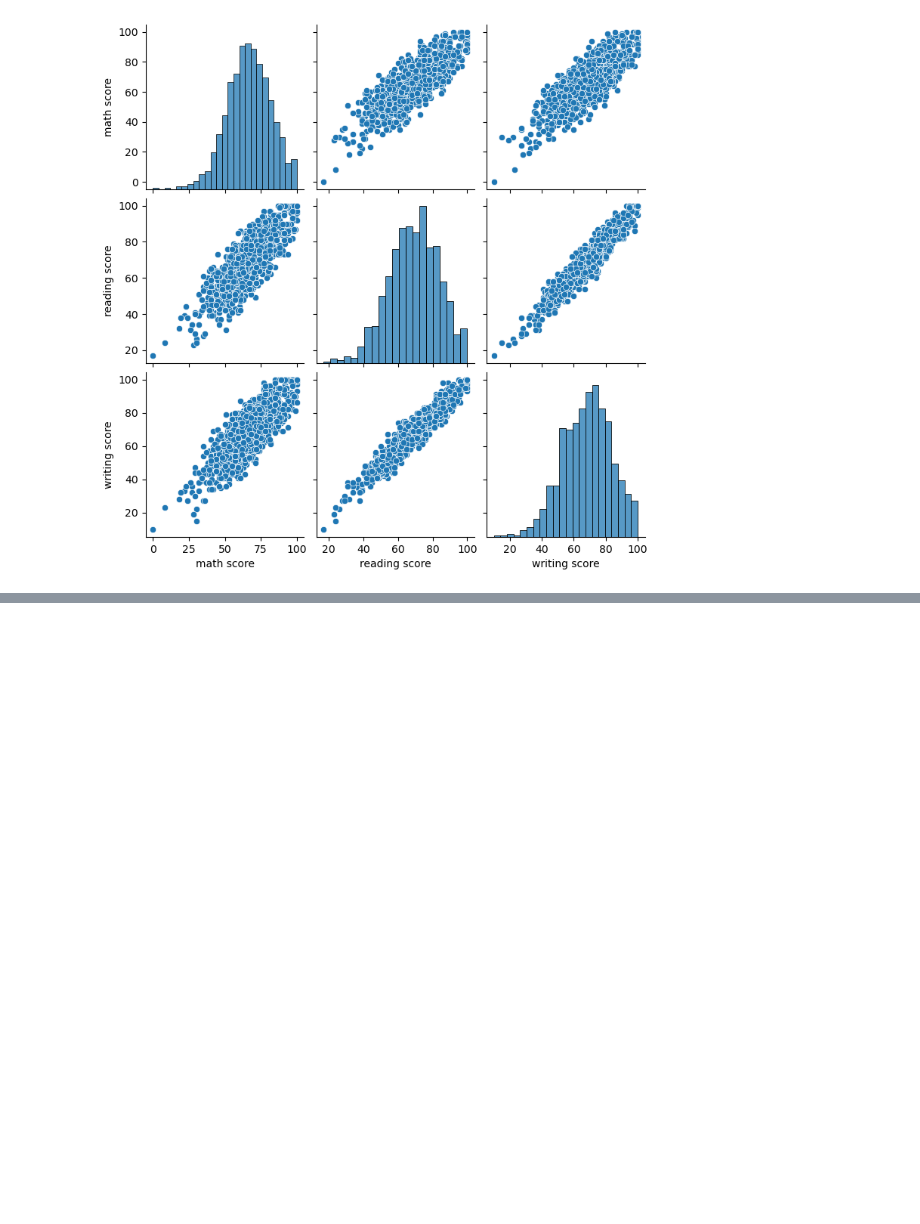
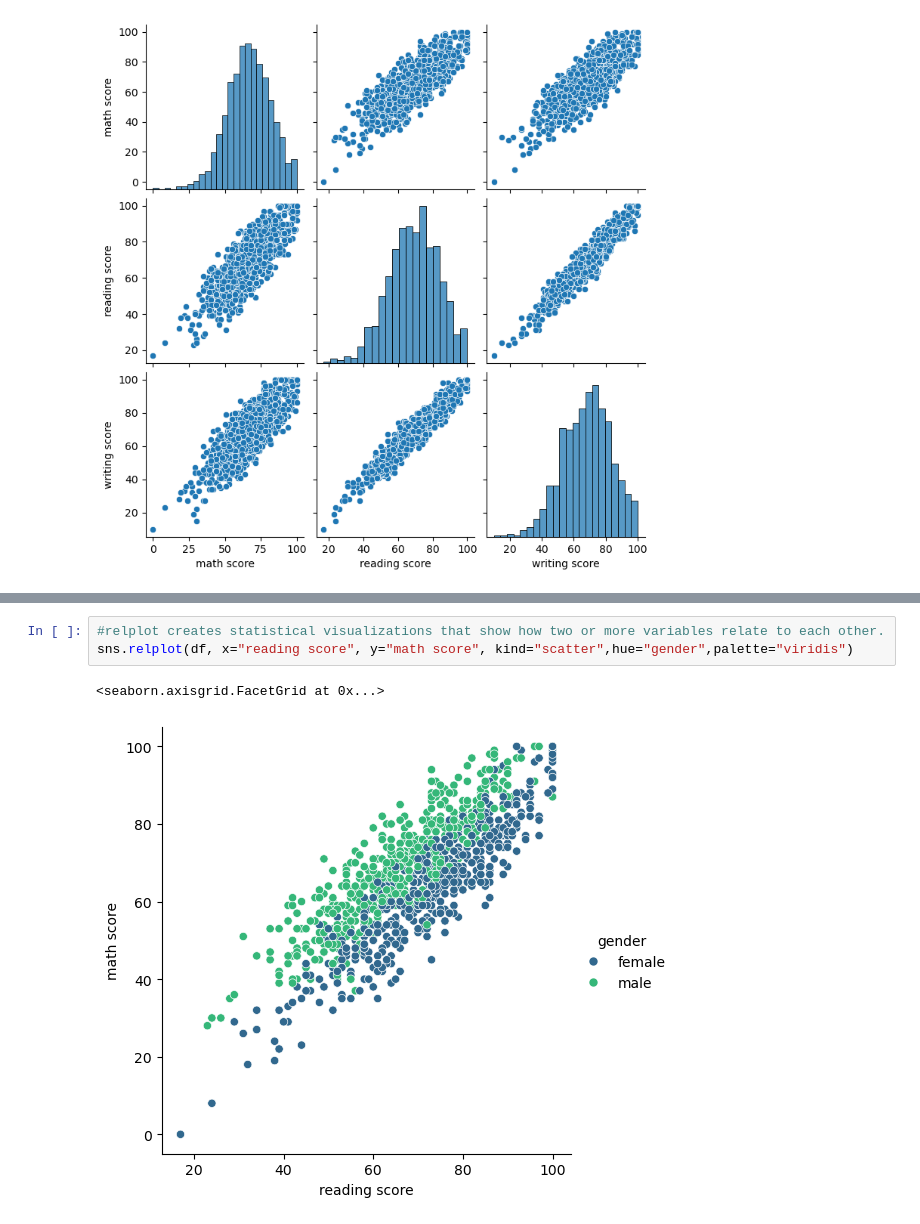
Before and after one commit to priscillanzula/Exploratory-Analysis-EDA-, a Jupyter notebook: EDA.ipynb, the cells around one changed output, grey strips where cells are left out. Saved outputs shown, nothing was run; the diff lists cells and outputs as text; blank space fills up the shorter version.

```diff
--- a/EDA.ipynb
+++ b/EDA.ipynb
@@ -327,0 +351,6 @@ sns.pairplot(df)
+# %%
+#relplot creates statistical visualizations that show how two or more variables relate to each other.
+sns.relplot(df, x="reading score", y="math score", kind="scatter",hue="gender",palette="viridis")
+# %% [output]
+<seaborn.axisgrid.FacetGrid at 0x...>
+[figure, added]
```
Also changed, not shown: parts of 7 cells of this notebook.
